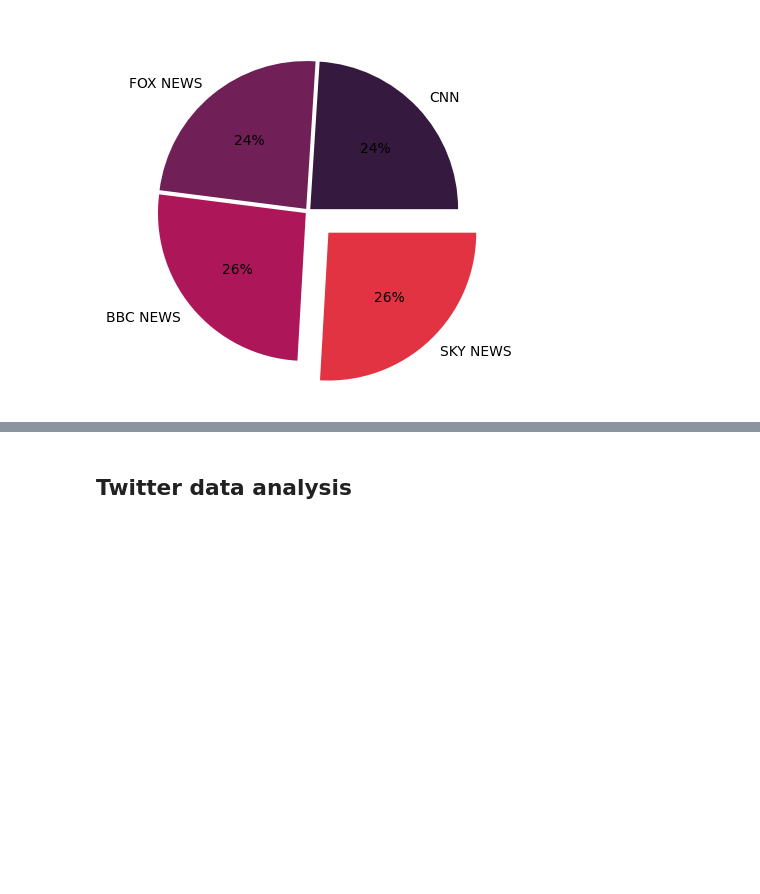
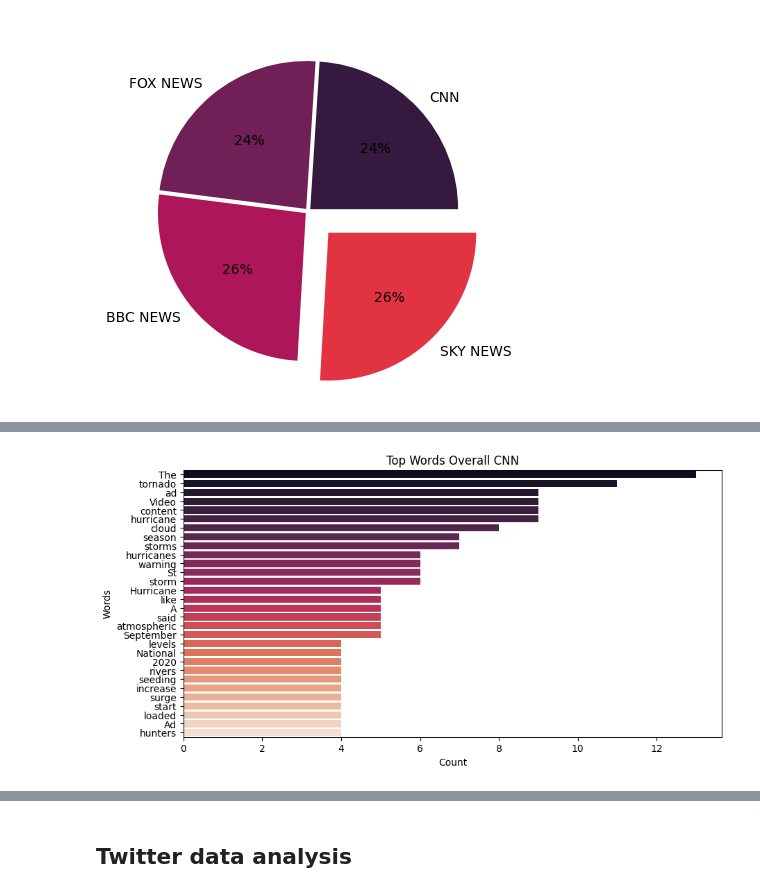
Before and after one commit to siddh34/Sentiment-Analysis, a Jupyter notebook: analysis.ipynb, the cells around one changed output, grey strips where cells are left out. Saved outputs shown, nothing was run; the diff lists cells and outputs as text; code cells hidden in the pictures; blank space fills up the shorter version.

```diff
--- a/analysis.ipynb
+++ b/analysis.ipynb
@@ -520,0 +485,10 @@ plt.show()
+# %%
+dfCNNWebCount = dfCNNWebCount[:30]
+plt.figure(figsize=(10,5))
+sns.barplot(x=dfCNNWebCount.values,y=dfCNNWebCount.index,palette="rocket")
+plt.title('Top Words Overall CNN')
+plt.ylabel('Words')
+plt.xlabel("Count")
+plt.show()
+# %% [output]
+[figure, added]
```
Also changed, not shown: parts of 29 cells of this notebook, 2 other files.
